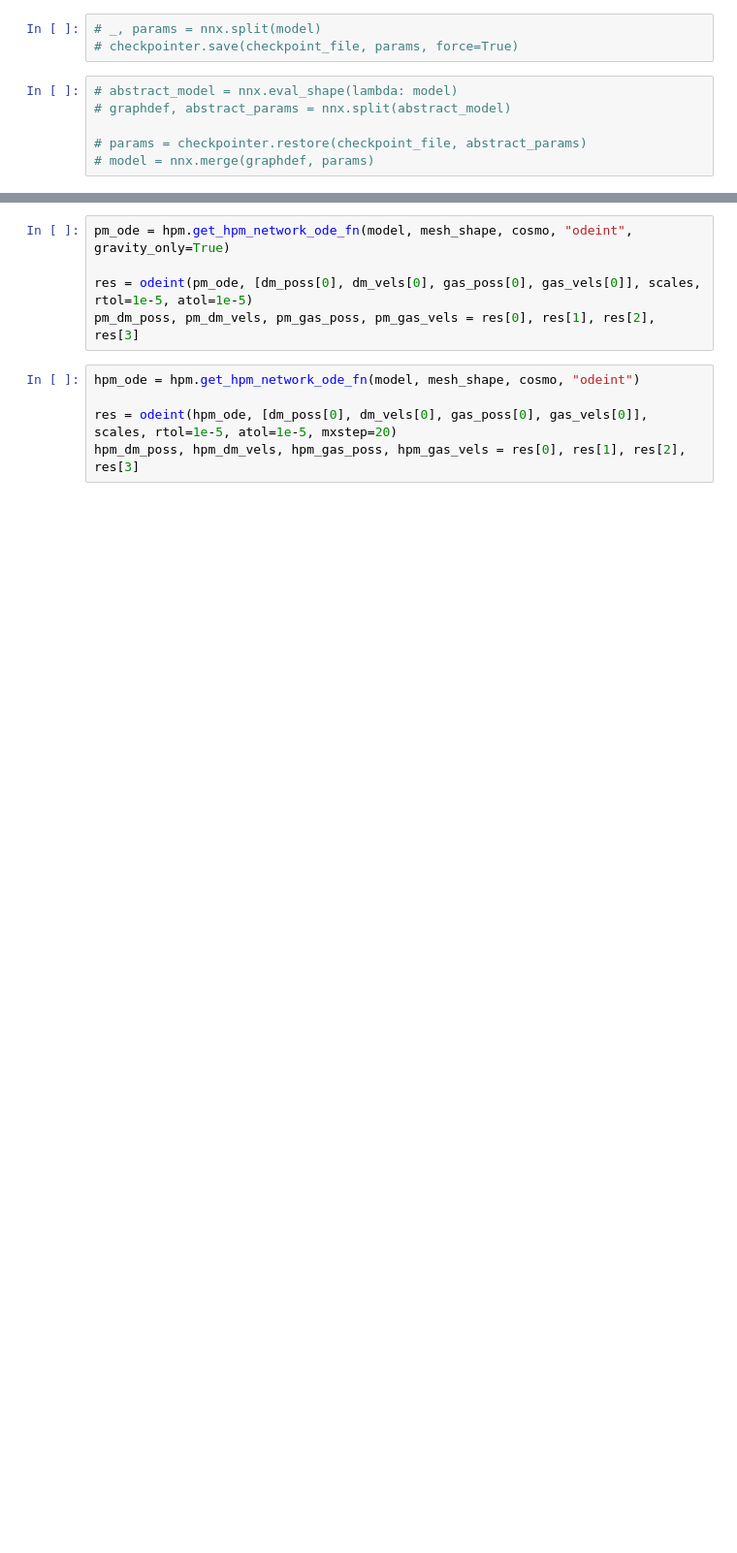
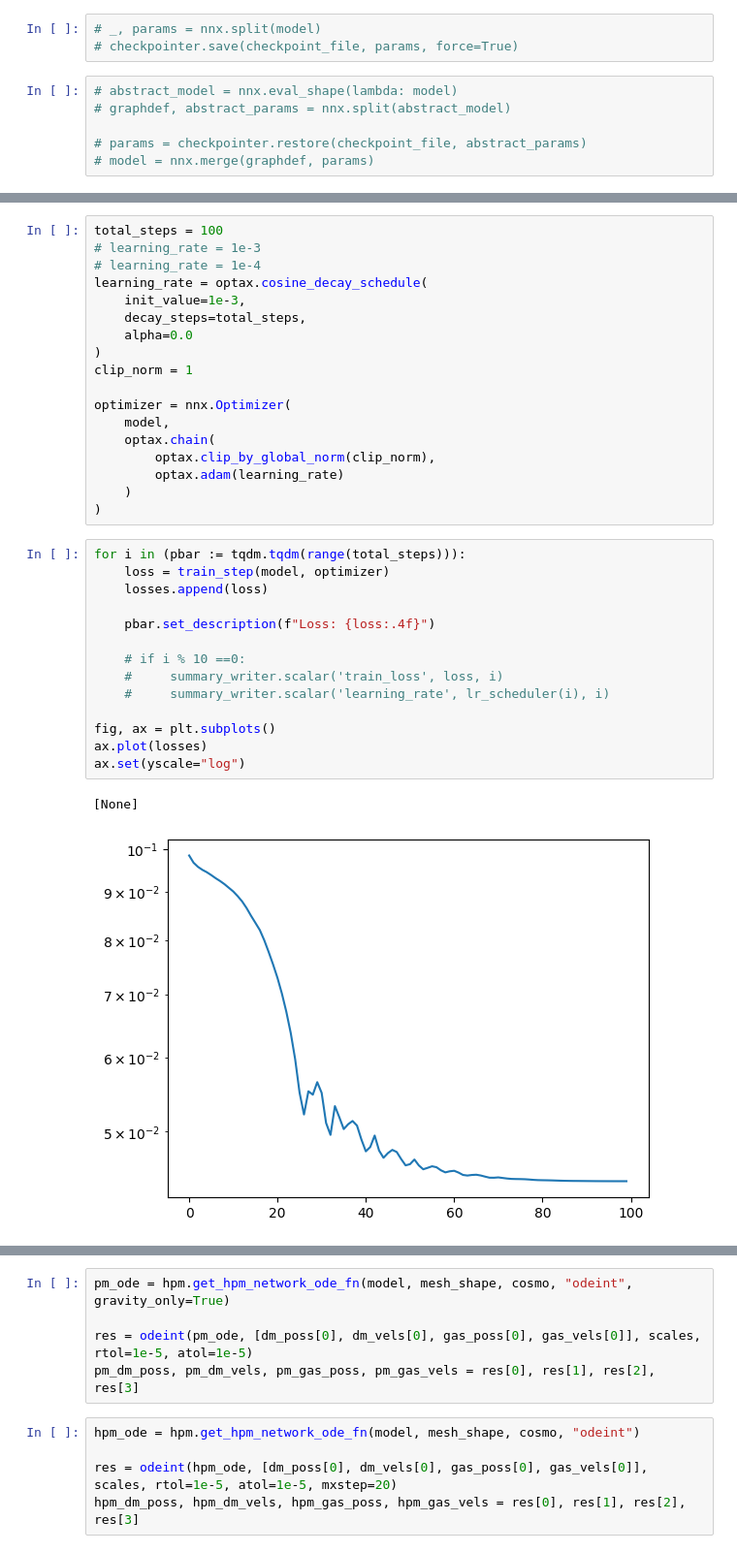
Before and after one commit to Arne-Thomsen/JaxPM, a Jupyter notebook: dev/hpm/HPM_sim_fit_table.ipynb, the cells around one changed output, grey strips where cells are left out. Shown at 97% size. Drawn from its saved outputs; the diff is of its cells as text; blank space fills up the shorter version.

```diff
--- a/dev/hpm/HPM_sim_fit_table.ipynb
+++ b/dev/hpm/HPM_sim_fit_table.ipynb
@@ -210,0 +330,35 @@ ax.set(yscale="log")
+# %%
+total_steps = 100
+# learning_rate = 1e-3
+# learning_rate = 1e-4
+learning_rate = optax.cosine_decay_schedule(
+    init_value=1e-3,
+    decay_steps=total_steps,
+    alpha=0.0
+)
+clip_norm = 1
+
+optimizer = nnx.Optimizer(
+    model,
+    optax.chain(
+        optax.clip_by_global_norm(clip_norm),
+        optax.adam(learning_rate)
+    )
+)
+# %%
+for i in (pbar := tqdm.tqdm(range(total_steps))):
+    loss = train_step(model, optimizer)
+    losses.append(loss)
+
+    pbar.set_description(f"Loss: {loss:.4f}")
+
+    # if i % 10 ==0:
+    #     summary_writer.scalar('train_loss', loss, i)
+    #     summary_writer.scalar('learning_rate', lr_scheduler(i), i)
+
+fig, ax = plt.subplots()
+ax.plot(losses)
+ax.set(yscale="log")
+# %% [output]
+[None]
+[figure, added]
```
Also changed, not shown: parts of 23 cells of this notebook, 6 other files.
